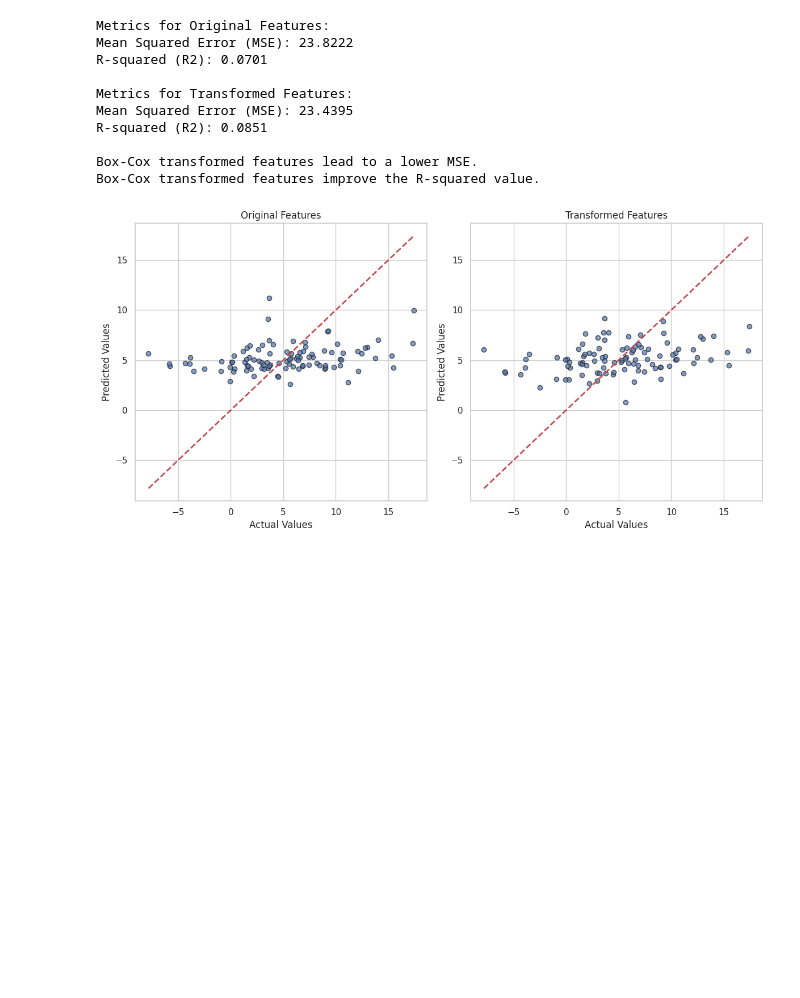
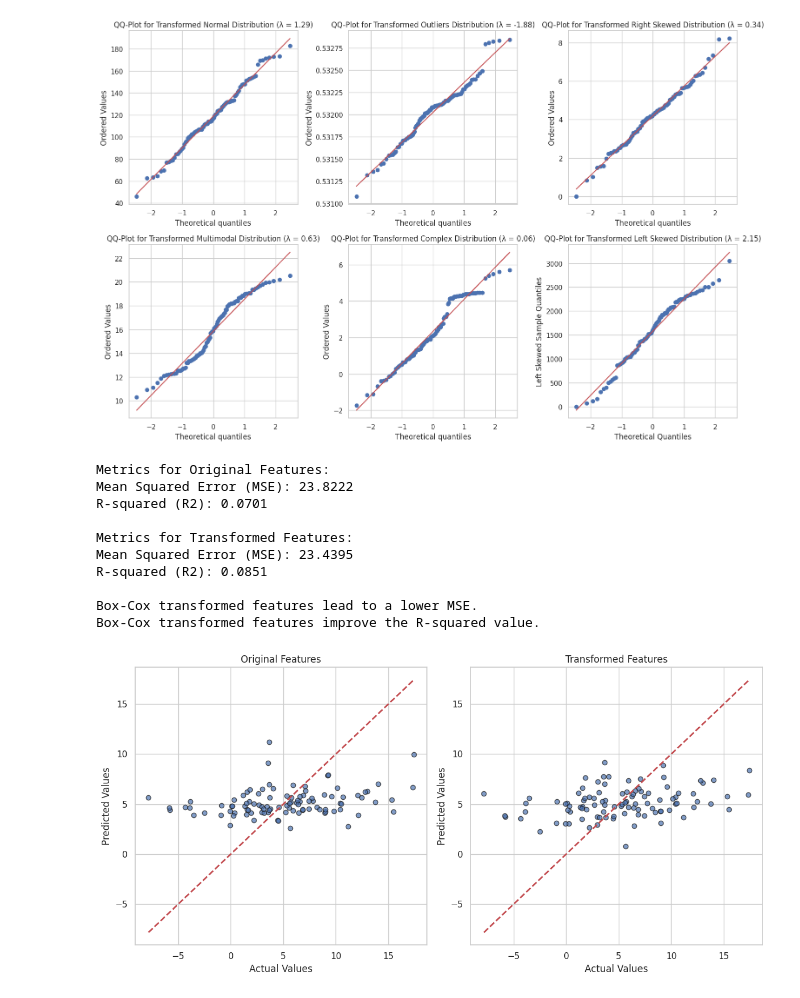
Before and after one commit to berberberk/apms-fs-2024, a Jupyter notebook: APMS_CoxBox.ipynb, the cells around one changed output. Cells and saved outputs as stored; diff of their text form; code cells hidden in the pictures; blank space fills up the shorter version.

```diff
--- a/APMS_CoxBox.ipynb
+++ b/APMS_CoxBox.ipynb
@@ -122,3 +143,23 @@ plt.show()
+# %%
+import statsmodels.api as sm
+
+# Visualize distributions after Box-Cox transformation
+fig, axes = plt.subplots(2, 3, figsize=(15, 10))
+features = ["Normal", "Outliers", "Right Skewed", "Multimodal", "Complex", "Left Skewed"]
+for i, feature in enumerate(features):
+    ax = axes.flat[i]
+    #sm.qqplot(data[feature], line='s', fit=True)
+    stats.probplot(boxcox_df[feature], dist="norm", plot=ax, fit=True)
+    plt.title("")
+    ax.set_title(f"QQ-Plot for Transformed {feature} Distribution (λ = {lmbda_values[feature]:.2f})")
+    plt.xlabel("Theoretical Quantiles")
+    plt.ylabel(f"{feature} Sample Quantiles")
+
+# Adjust layout
+plt.tight_layout()
+plt.show()
+# %% [output]
+[figure, added]
 # %%
 from sklearn.linear_model import LinearRegression
 from sklearn.metrics import mean_squared_error, r2_score
```
Also changed, not shown: parts of 4 cells of this notebook.
